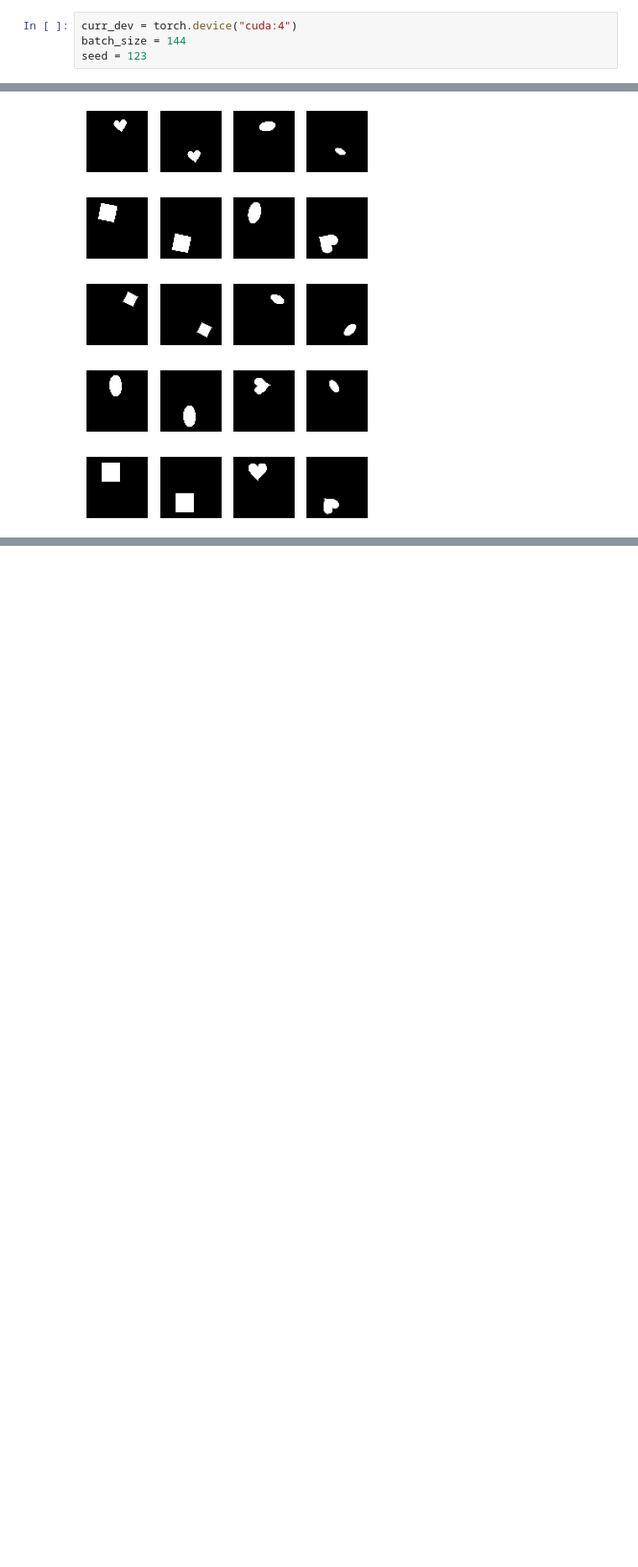
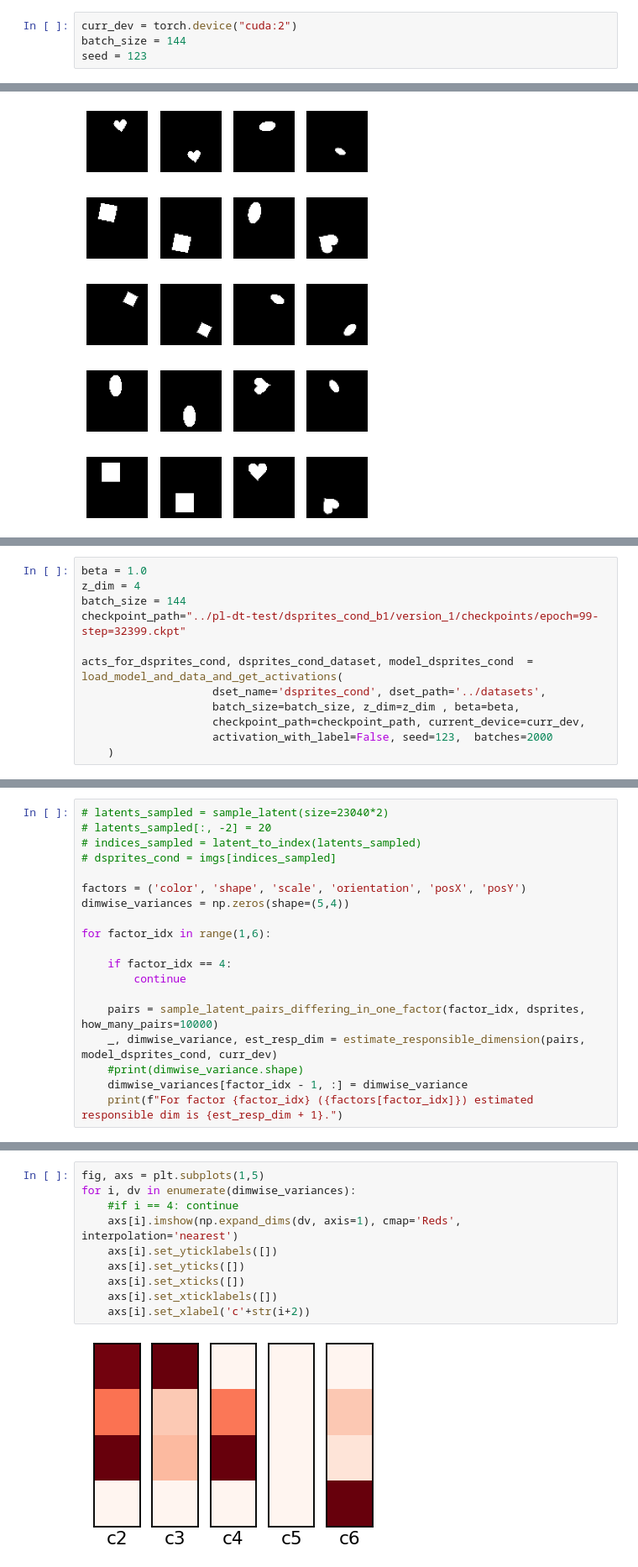
Before and after one commit to muhammadyaseen/vae-disentanglement, a Jupyter notebook: Latent Space Semantics.ipynb, the cells around one changed output, grey strips where cells are left out. Shown: that part at 84% size. Drawn from its saved outputs; the diff is of its cells as text; blank space fills up the shorter version.

```diff
--- a/Latent Space Semantics.ipynb
+++ b/Latent Space Semantics.ipynb
@@ -26,7 +26,7 @@ np.set_printoptions(suppress=True,precision=4)
 npz_path = "../datasets/dsprites/dsprites_ndarray_co1sh3sc6or40x32y32_64x64.npz"
 dsprites = load_dsprites(npz_path)
 # %%
-curr_dev = torch.device("cuda:4")
+curr_dev = torch.device("cuda:2")
 batch_size = 144
 seed = 123
 # %%
@@ -232,0 +216,12 @@ sns.scatterplot(x=[1,2,3,4],y=[1,2,3,4],hue=['g1','g2','g2','g1'])
+# %%
+beta = 1.0
+z_dim = 4
+batch_size = 144
+checkpoint_path="../pl-dt-test/dsprites_cond_b1/version_1/checkpoints/epoch=99-step=32399.ckpt"
+
+acts_for_dsprites_cond, dsprites_cond_dataset, model_dsprites_cond  = load_model_and_data_and_get_activations(
+                    dset_name='dsprites_cond', dset_path='../datasets',
+                    batch_size=batch_size, z_dim=z_dim , beta=beta,
+                    checkpoint_path=checkpoint_path, current_device=curr_dev,
+                    activation_with_label=False, seed=123,  batches=2000
+    )
@@ -232,0 +231,19 @@ sns.scatterplot(x=[1,2,3,4],y=[1,2,3,4],hue=['g1','g2','g2','g1'])
+# %%
+# latents_sampled = sample_latent(size=23040*2)
+# latents_sampled[:, -2] = 20
+# indices_sampled = latent_to_index(latents_sampled)
+# dsprites_cond = imgs[indices_sampled]
+
+factors = ('color', 'shape', 'scale', 'orientation', 'posX', 'posY')
+dimwise_variances = np.zeros(shape=(5,4))
+
+for factor_idx in range(1,6):
+
+    if factor_idx == 4:
+        continue
+
+    pairs = sample_latent_pairs_differing_in_one_factor(factor_idx, dsprites, how_many_pairs=10000)
+    _, dimwise_variance, est_resp_dim = estimate_responsible_dimension(pairs, model_dsprites_cond, curr_dev)
+    #print(dimwise_variance.shape)
+    dimwise_variances[factor_idx - 1, :] = dimwise_variance
+    print(f"For factor {factor_idx} ({factors[factor_idx]}) estimated responsible dim is {est_resp_dim + 1}.")
@@ -232,0 +255,12 @@ sns.scatterplot(x=[1,2,3,4],y=[1,2,3,4],hue=['g1','g2','g2','g1'])
+# %%
+fig, axs = plt.subplots(1,5)
+for i, dv in enumerate(dimwise_variances):
+    #if i == 4: continue
+    axs[i].imshow(np.expand_dims(dv, axis=1), cmap='Reds', interpolation='nearest')
+    axs[i].set_yticklabels([])
+    axs[i].set_yticks([])
+    axs[i].set_xticks([])
+    axs[i].set_xticklabels([])
+    axs[i].set_xlabel('c'+str(i+2))
+# %% [output]
+[figure, added]
```
Also changed, not shown: parts of 10 cells of this notebook, 10 other files.
